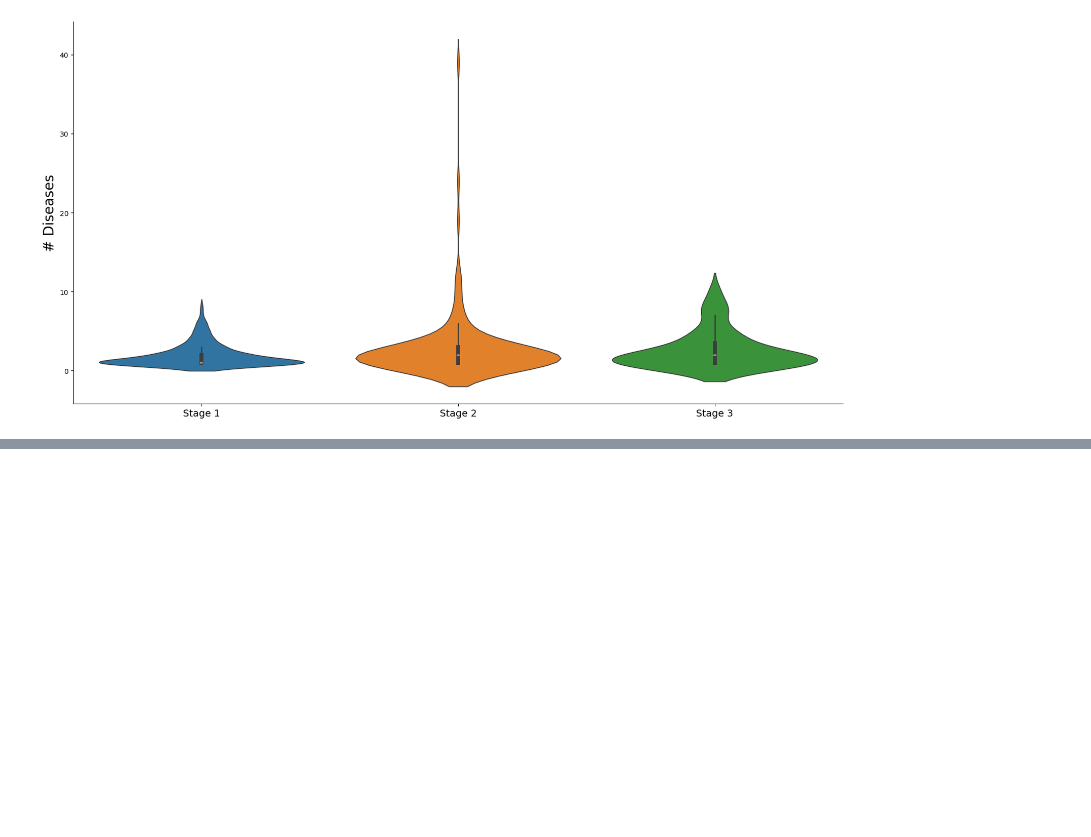
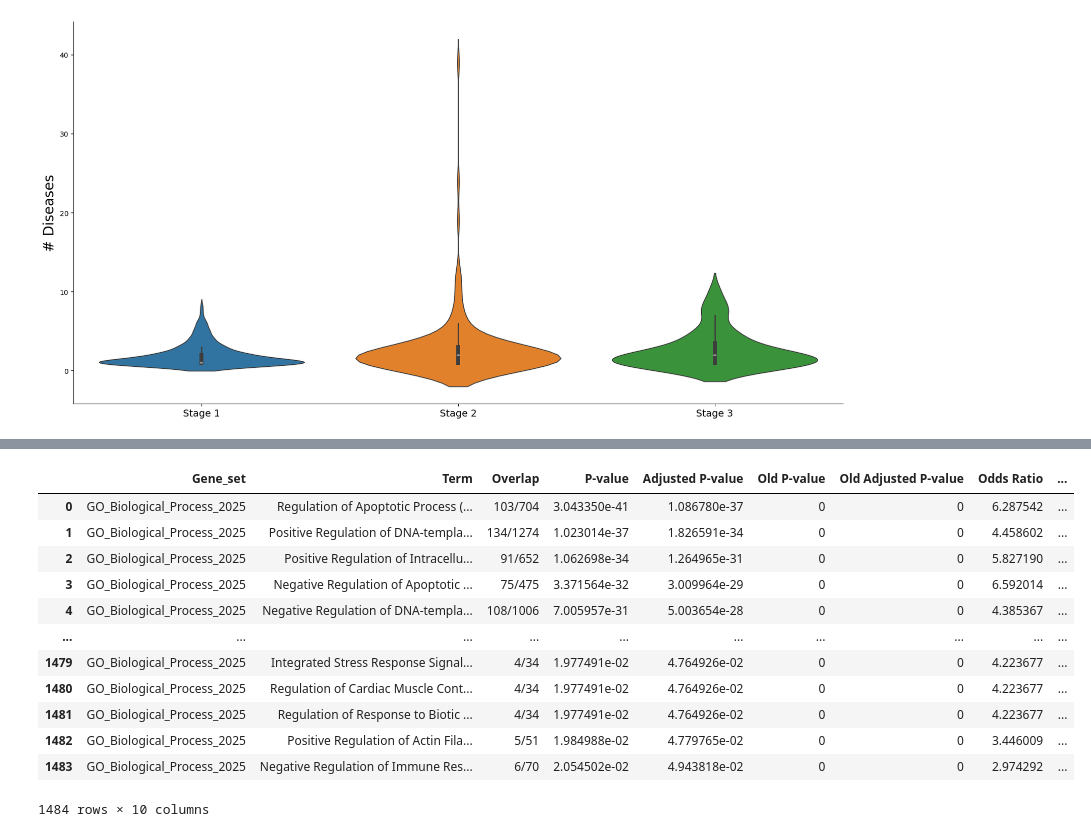
Before and after one commit to superlsd/GenEpi, a Jupyter notebook: Genepi_07_TemporalEvolution.ipynb, the cells around one changed output, grey strips where cells are left out. Saved outputs shown, nothing was run; the diff lists cells and outputs as text; code cells hidden in the pictures; blank space fills up the shorter version.

```diff
--- a/Genepi_07_TemporalEvolution.ipynb
+++ b/Genepi_07_TemporalEvolution.ipynb
@@ -4494,0 +5196,39 @@ plt.show
+# %%
+def enrichment_from_genelist(gene_list,libraries):   #This function returns the enrichment df for GOBP,GOCC,GOMF,KeGG
+    import gseapy as gp
+    enr_df_dict={}
+    for l in libraries:
+        enr_df = gp.enrichr(gene_list=gene_list,
+                             gene_sets=l,
+                             organism='human', # don't forget to set organism to the one you desired! e.g. Yeast
+                             outdir=None, # don't write to disk
+                            )
+        enr_df_dict[l]=enr_df
+
+    return enr_df_dict
+
+lib_list=['GO_Biological_Process_2025']
+# %%
+
+
+
+ascending_trj_hub_enr_dict=enrichment_from_genelist(ascending_trj_hub_genelist,lib_list)
+descending_trj_hub_enr_dict=enrichment_from_genelist(descending_trj_hub_genelist,lib_list)
+# %%
+ascending_trj_hub_enr_aggdf=pd.concat([v.res2d for v in list(ascending_trj_hub_enr_dict.values())], join="inner")
+# %%
+ascending_trj_hub_enr_aggdf[ascending_trj_hub_enr_aggdf["Adjusted P-value"]<0.05]
+# %% [output]
+|  | Gene_set | Term | Overlap | P-value | Adjusted P-value | Old P-value | Old Adjusted P-value | Odds Ratio | ... |
+| 0 | GO_Biological_Process_2025 | Regulation of Apoptotic Process (... | 103/704 | 3.043350e-41 | 1.086780e-37 | 0 | 0 | 6.287542 | ... |
+| 1 | GO_Biological_Process_2025 | Positive Regulation of DNA-templa... | 134/1274 | 1.023014e-37 | 1.826591e-34 | 0 | 0 | 4.458602 | ... |
+| 2 | GO_Biological_Process_2025 | Positive Regulation of Intracellu... | 91/652 | 1.062698e-34 | 1.264965e-31 | 0 | 0 | 5.827190 | ... |
+| 3 | GO_Biological_Process_2025 | Negative Regulation of Apoptotic ... | 75/475 | 3.371564e-32 | 3.009964e-29 | 0 | 0 | 6.592014 | ... |
+| 4 | GO_Biological_Process_2025 | Negative Regulation of DNA-templa... | 108/1006 | 7.005957e-31 | 5.003654e-28 | 0 | 0 | 4.385367 | ... |
+| ... | ... | ... | ... | ... | ... | ... | ... | ... | ... |
+| 1479 | GO_Biological_Process_2025 | Integrated Stress Response Signal... | 4/34 | 1.977491e-02 | 4.764926e-02 | 0 | 0 | 4.223677 | ... |
+| 1480 | GO_Biological_Process_2025 | Regulation of Cardiac Muscle Cont... | 4/34 | 1.977491e-02 | 4.764926e-02 | 0 | 0 | 4.223677 | ... |
+| 1481 | GO_Biological_Process_2025 | Regulation of Response to Biotic ... | 4/34 | 1.977491e-02 | 4.764926e-02 | 0 | 0 | 4.223677 | ... |
+| 1482 | GO_Biological_Process_2025 | Positive Regulation of Actin Fila... | 5/51 | 1.984988e-02 | 4.779765e-02 | 0 | 0 | 3.446009 | ... |
+| 1483 | GO_Biological_Process_2025 | Negative Regulation of Immune Res... | 6/70 | 2.054502e-02 | 4.943818e-02 | 0 | 0 | 2.974292 | ... |
+1484 rows × 10 columns
```
Also changed, not shown: parts of 30 cells of this notebook, 3 other files.
